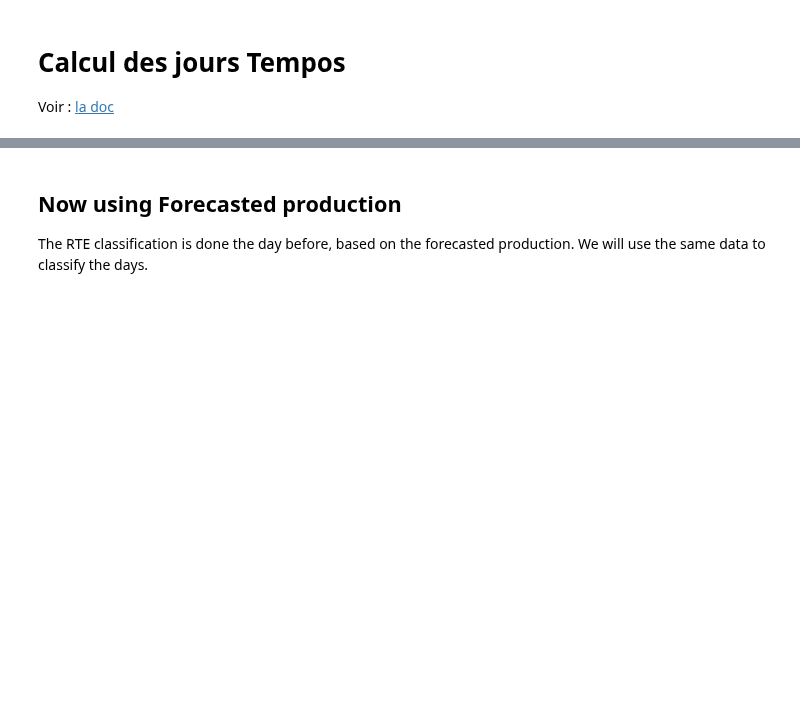
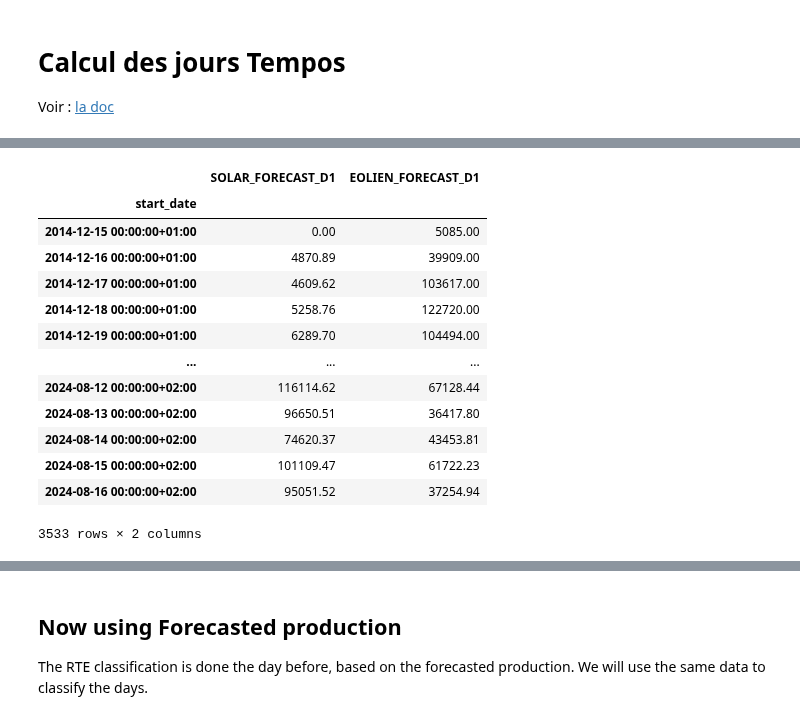
Before and after one commit to GreenForecast-Squad/energetic-stress-production, a Jupyter notebook: notebooks/datascience/tempo_predictor.ipynb, the cells around one changed output, grey strips where cells are left out. Cells and saved outputs as stored; diff of their text form; code cells hidden in the pictures; blank space fills up the shorter version.

```diff
--- a/notebooks/datascience/tempo_predictor.ipynb
+++ b/notebooks/datascience/tempo_predictor.ipynb
@@ -38,0 +104,20 @@ predictor.confusion_matrix(data_pred=predictions)
+# %%
+origin = production_forcasted.index[0]+ pd.DateOffset(hour=6, minute=0)
+daily_production = production_forcasted.resample("1D", origin=origin).sum()
+daily_production.index = daily_production.index + pd.DateOffset(hour=0)
+daily_production
+# %% [output]
+|  | SOLAR_FORECAST_D1 | EOLIEN_FORECAST_D1 |
+| start_date |  |  |
+| 2014-12-15 00:00:00+01:00 | 0.00 | 5085.00 |
+| 2014-12-16 00:00:00+01:00 | 4870.89 | 39909.00 |
+| 2014-12-17 00:00:00+01:00 | 4609.62 | 103617.00 |
+| 2014-12-18 00:00:00+01:00 | 5258.76 | 122720.00 |
+| 2014-12-19 00:00:00+01:00 | 6289.70 | 104494.00 |
+| ... | ... | ... |
+| 2024-08-12 00:00:00+02:00 | 116114.62 | 67128.44 |
+| 2024-08-13 00:00:00+02:00 | 96650.51 | 36417.80 |
+| 2024-08-14 00:00:00+02:00 | 74620.37 | 43453.81 |
+| 2024-08-15 00:00:00+02:00 | 101109.47 | 61722.23 |
+| 2024-08-16 00:00:00+02:00 | 95051.52 | 37254.94 |
+3533 rows × 2 columns
```
Also changed, not shown: parts of 13 cells of this notebook, 2 other files.
